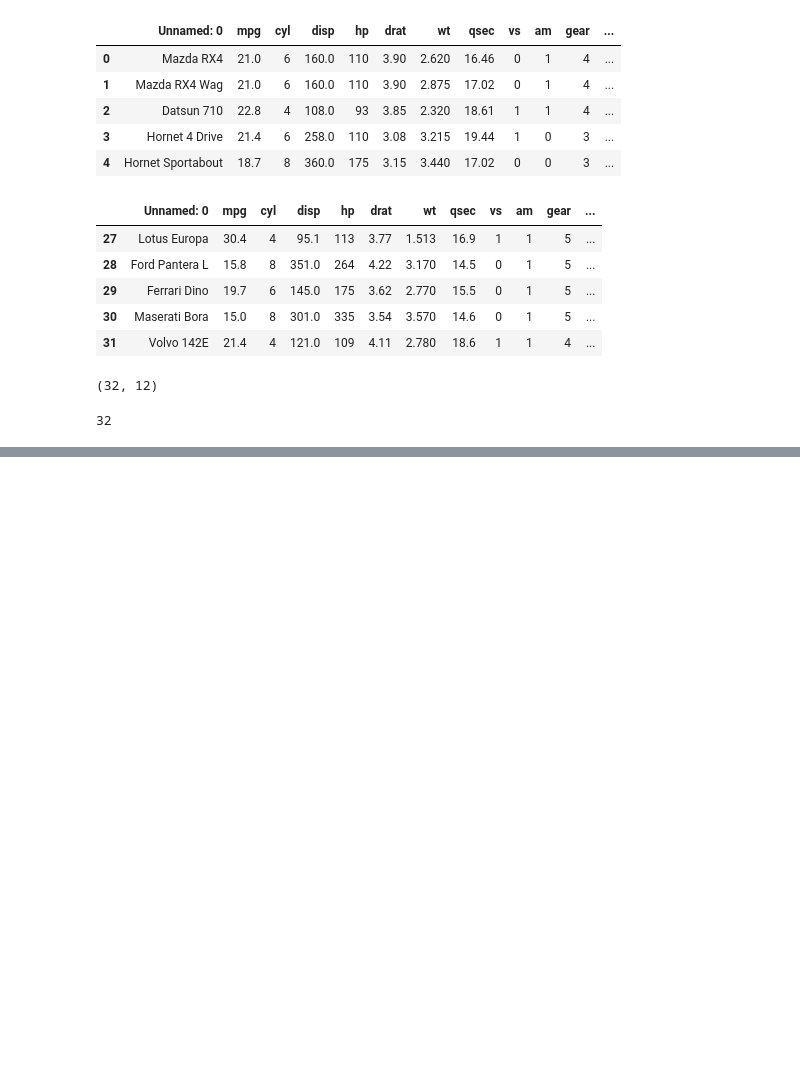
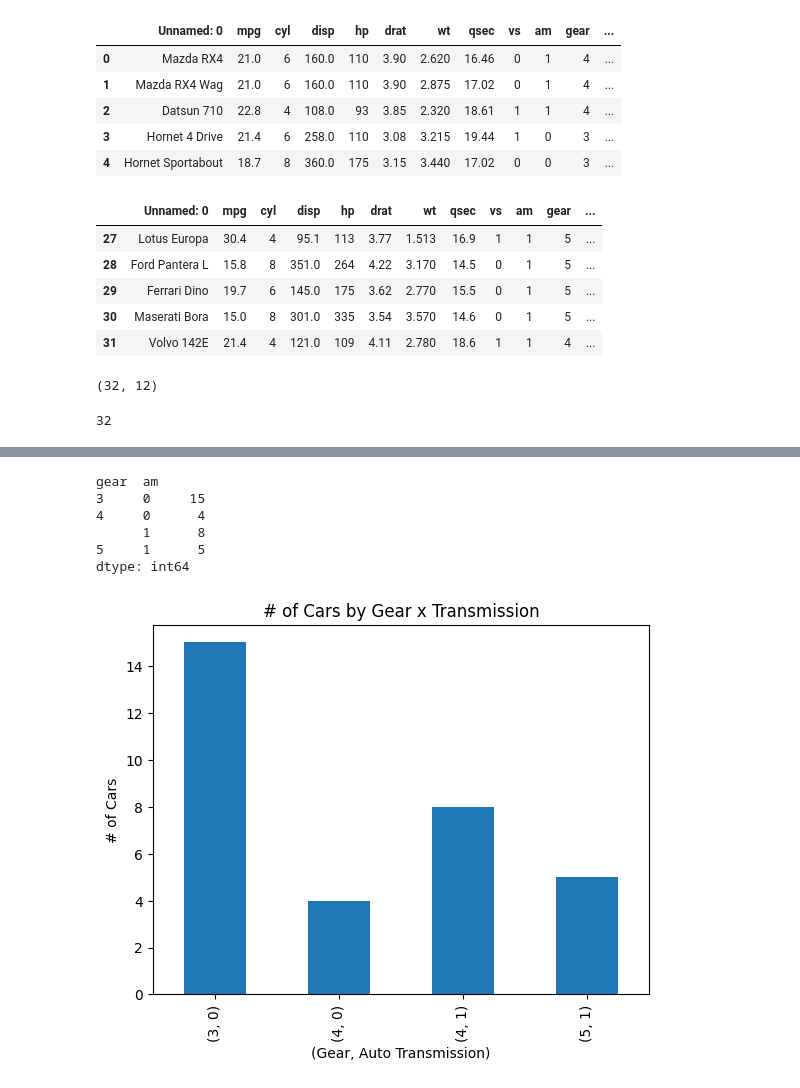
Before and after one commit to jaemin615/Softeer-7th_WIKI, a Jupyter notebook: missions/W1/w1m1.ipynb, the cells around one changed output, grey strips where cells are left out. Cells and saved outputs as stored; diff of their text form; code cells hidden in the pictures; blank space fills up the shorter version.

```diff
--- a/missions/W1/w1m1.ipynb
+++ b/missions/W1/w1m1.ipynb
@@ -48,5 +31,5 @@ df.shape[0]
 # %% [output]
 32
 # %%
-df.columns[0] = 'No'
+df.columns
 # %% [output]
@@ -53,0 +39,2 @@ TypeError: Index does not support mutable operations
+# %%
+df = df.rename(columns={'Unnamed: 0': 'Name'})
@@ -53,0 +122,18 @@ TypeError: Index does not support mutable operations
+# %%
+gear_am_count = df.groupby(['gear', 'am']).size()
+gear_am_count
+# %% [output]
+gear  am
+3     0     15
+4     0      4
+      1      8
+5     1      5
+dtype: int64
+# %%
+gear_am_count.plot(kind='bar')
+plt.title('# of Cars by Gear x Transmission')
+plt.xlabel('(Gear, Auto Transmission)')
+plt.ylabel('# of Cars')
+plt.show()
+# %% [output]
+[figure, added]
```
Also changed, not shown: parts of 15 cells of this notebook, 12 other files.
